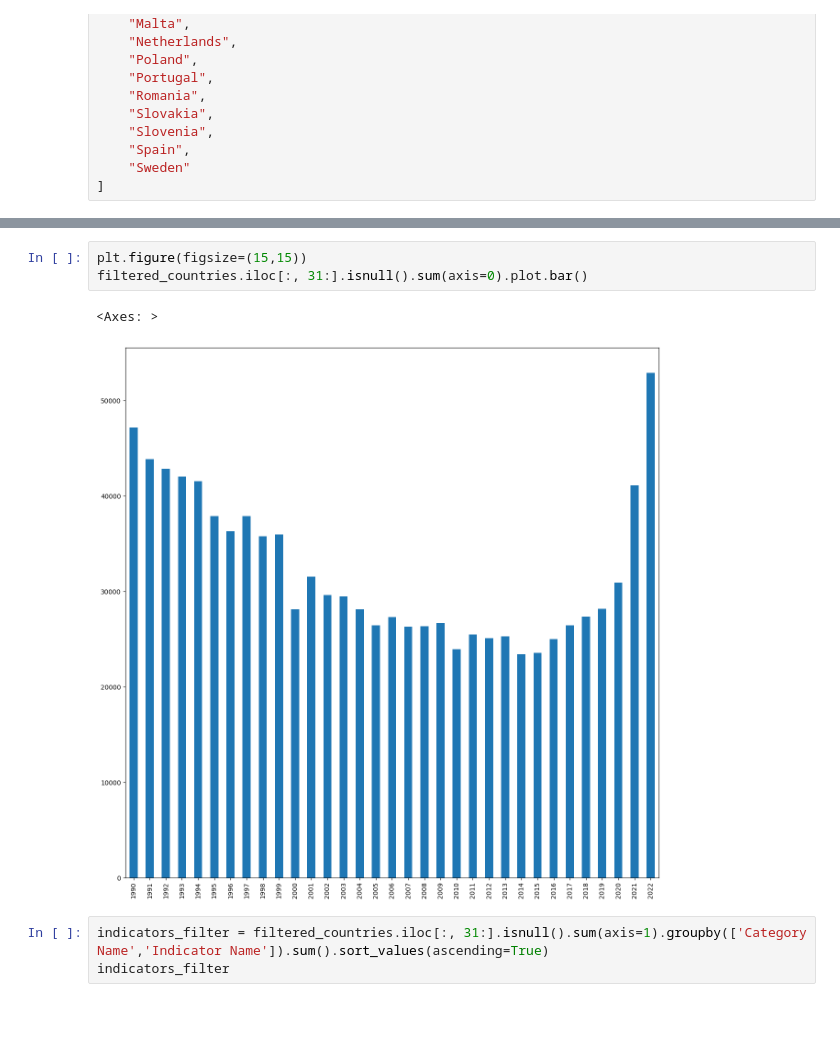
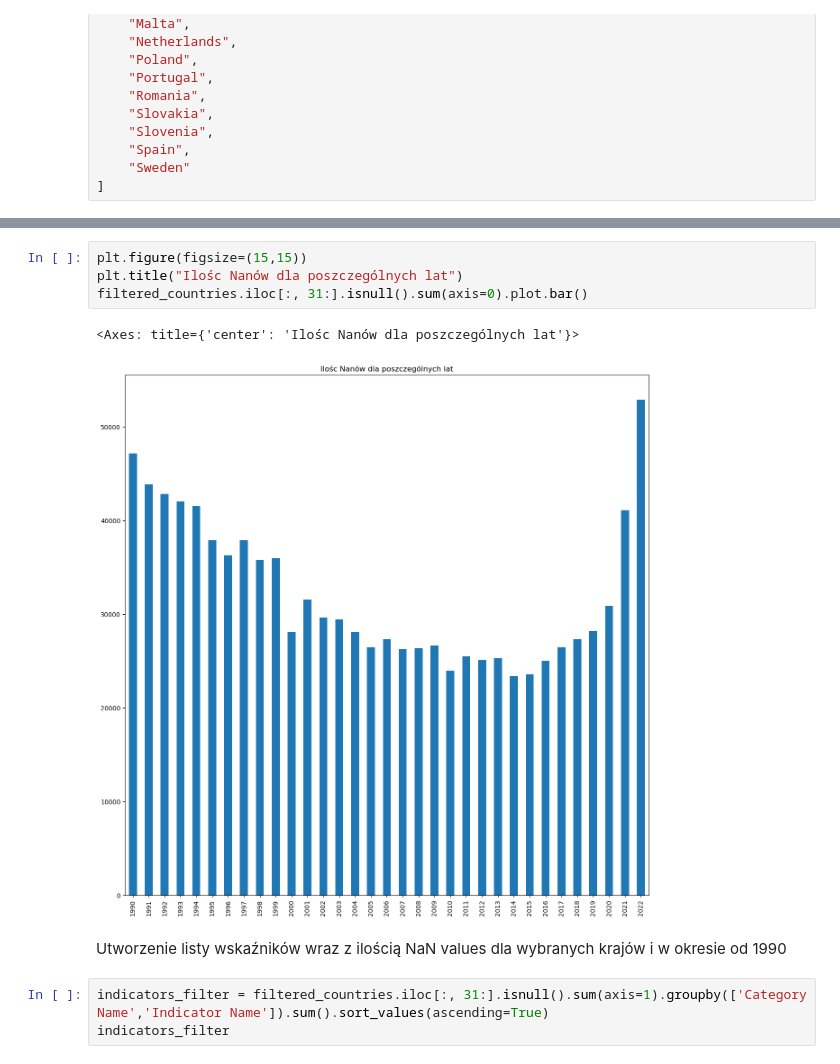
Before and after one commit to Jkm07/World_Bank_Data_Analysis, a Jupyter notebook: feature_selection.ipynb, the cells around one changed output, grey strips where cells are left out. Saved outputs shown, nothing was run; the diff lists cells and outputs as text; blank space fills up the shorter version.

```diff
--- a/feature_selection.ipynb
+++ b/feature_selection.ipynb
@@ -259,9 +272,12 @@ sns.histplot(data=filtered_countries.iloc[:, 31:].isnull().sum(axis=1), discrete
 # %%
 plt.figure(figsize=(15,15))
+plt.title("Ilośc Nanów dla poszczególnych lat")
 filtered_countries.iloc[:, 31:].isnull().sum(axis=0).plot.bar()
 # %% [output]
-<Axes: >
+<Axes: title={'center': 'Ilośc Nanów dla poszczególnych lat'}>
-[figure, old version]
+[figure, new version]
+# %% [markdown]
+Utworzenie listy wskaźników wraz z ilością NaN values dla wybranych krajów i w okresie od 1990
 # %%
 indicators_filter = filtered_countries.iloc[:, 31:].isnull().sum(axis=1).groupby(['Category Name','Indicator Name']).sum().sort_values(ascending=True)
 indicators_filter
```
Also changed, not shown: parts of 56 cells of this notebook, 1 other file.
